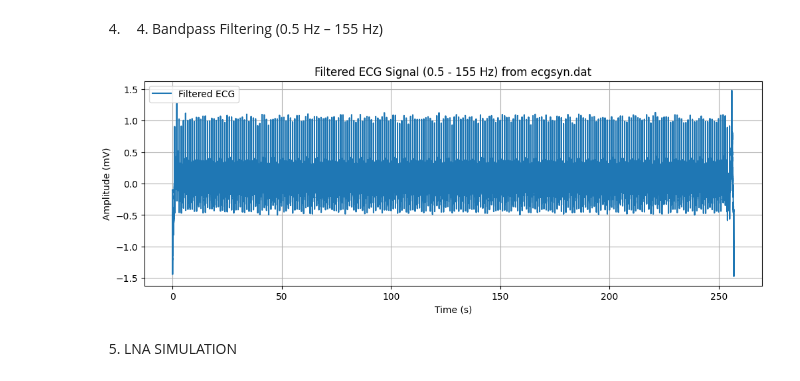
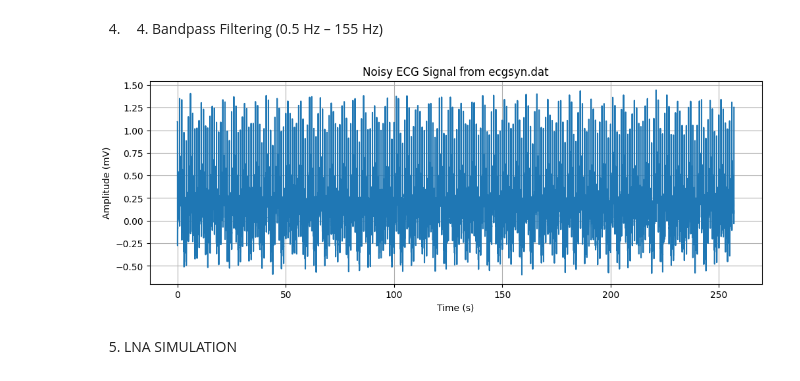
Before and after one commit to MrEugeene1/RealBeat-Lab, a Jupyter notebook: ECGSYN.DAT_SIMULATION.ipynb, the cells around one changed output. Drawn from its saved outputs; the diff is of its cells as text; code cells hidden in the pictures.

```diff
--- a/ECGSYN.DAT_SIMULATION.ipynb
+++ b/ECGSYN.DAT_SIMULATION.ipynb
@@ -64,51 +65,41 @@ plt.show()
 # %% [markdown]
 4. 4. Bandpass Filtering (0.5 Hz – 155 Hz)
 # %%
+# Load ECG signal
+t = ecgsyn_data[:, 0]
+ecg_clean = ecgsyn_data[:, 1]
+fs = int(1 / (t[1] - t[0]))  # Sampling frequency
 
+# Motion artifact (baseline wander)
+motion_artifact = 0.2 * np.sin(2 * np.pi * 0.2 * t)
 
-# Load ECG from ecgsyn.dat
-ecgsyn_data = np.loadtxt("ecgsyn.dat")
-t = ecgsyn_data[:, 0]
-ecg_real = ecgsyn_data[:, 1]
-fs = int(1 / (t[1] - t[0]))  # Sampling rate from time steps
+# Powerline noise (50Hz)
+powerline_noise = 0.05 * np.sin(2 * np.pi * 50 * t)
 
-# --- Add noise ---
-motion_artifact = 0.2 * np.sin(2 * np.pi * 0.2 * t)                     # Baseline wander
-powerline_noise = 0.05 * np.sin(2 * np.pi * 50 * t)                     # 50 Hz noise
-
+# 1/f flicker noise (Pink noise approximation)
 def flicker_noise(length, beta=1):
     freqs = np.fft.rfftfreq(length, d=1/fs)
     amplitude = 1 / (freqs + 1e-4)**(beta / 2.0)
     phases = np.random.uniform(0, 2 * np.pi, len(freqs))
     noise = amplitude * (np.cos(phases) + 1j * np.sin(phases))
-    return np.fft.irfft(noise)[:length] * 0.05
+    time_domain_noise = np.fft.irfft(noise)
+    return time_domain_noise / np.max(np.abs(time_domain_noise)) * 0.05
 
 flicker = flicker_noise(len(t))
 
 # Composite noisy ECG
-ecg_noisy = ecg_real + motion_artifact + powerline_noise + flicker
+ecg_noisy = ecg_clean + motion_artifact + powerline_noise + flicker
 
-# --- Bandpass filter ---
-def bandpass_filter(data, lowcut=0.5, highcut=155.0, fs=500, order=4):
-    nyquist = 0.5 * fs
-    low = lowcut / nyquist
-    high = highcut / nyquist
-    b, a = signal.butter(order, [low, high], btype='band')
-    return signal.filtfilt(b, a, data)
-
-ecg_filtered = bandpass_filter(ecg_noisy)
-
-# --- Plot filtered signal ---
+# Plot noisy ECG
 plt.figure(figsize=(12, 4))
-plt.plot(t, ecg_filtered, label="Filtered ECG")
-plt.title("Filtered ECG Signal (0.5 - 155 Hz) from ecgsyn.dat")
-plt.xlabel("Time (s)")
-plt.ylabel("Amplitude (mV)")
-plt.grid(True)
-plt.legend()
+plt.plot(t, ecg_noisy)
+plt.title('Noisy ECG Signal from ecgsyn.dat')
+plt.xlabel('Time (s)')
+plt.ylabel('Amplitude (mV)')
+plt.grid()
 plt.show()
 # %% [output]
-[figure, old version]
+[figure, new version]
 # %% [markdown]
 5. LNA SIMULATION
 # %%
```
Also changed, not shown: parts of 1 cell of this notebook, 9 other files.
